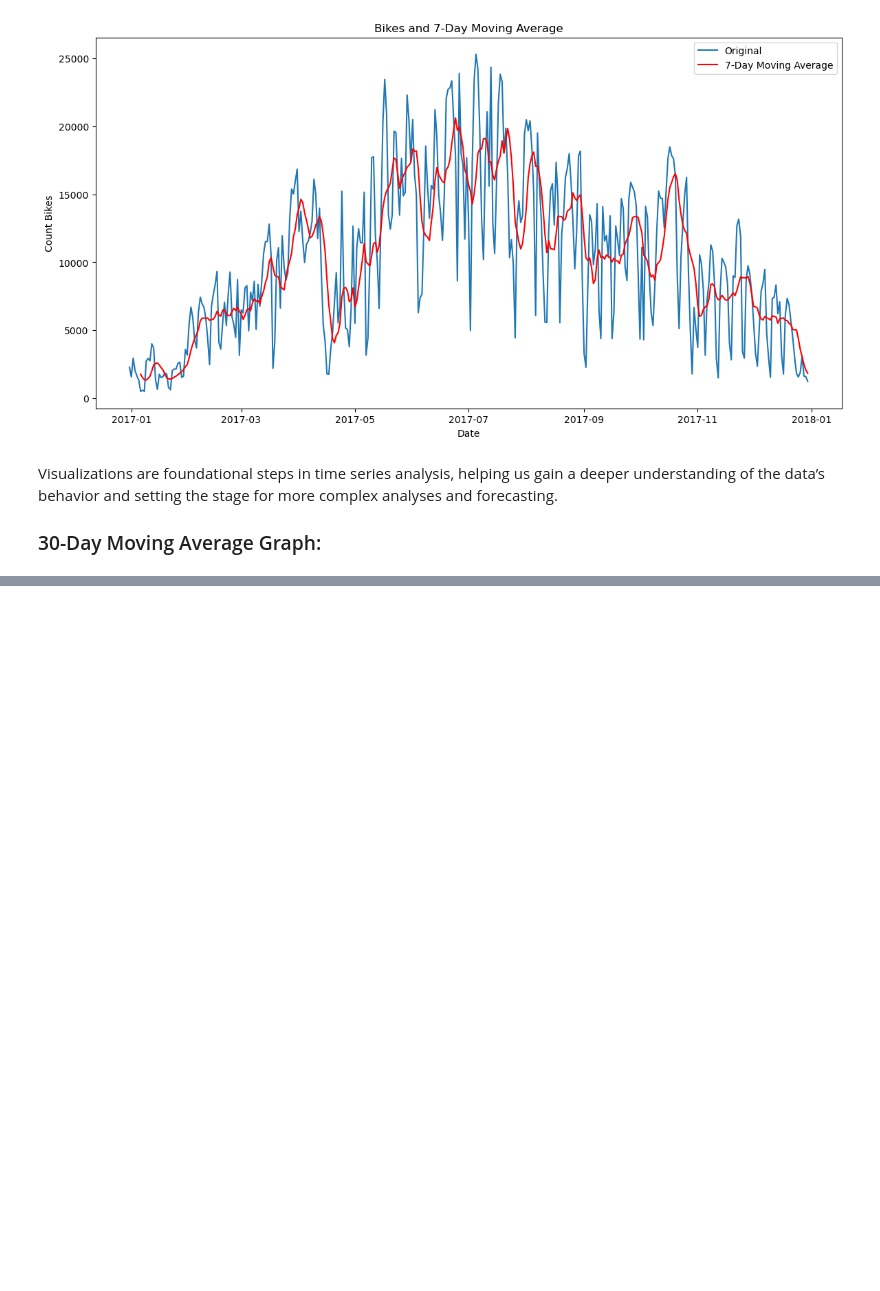
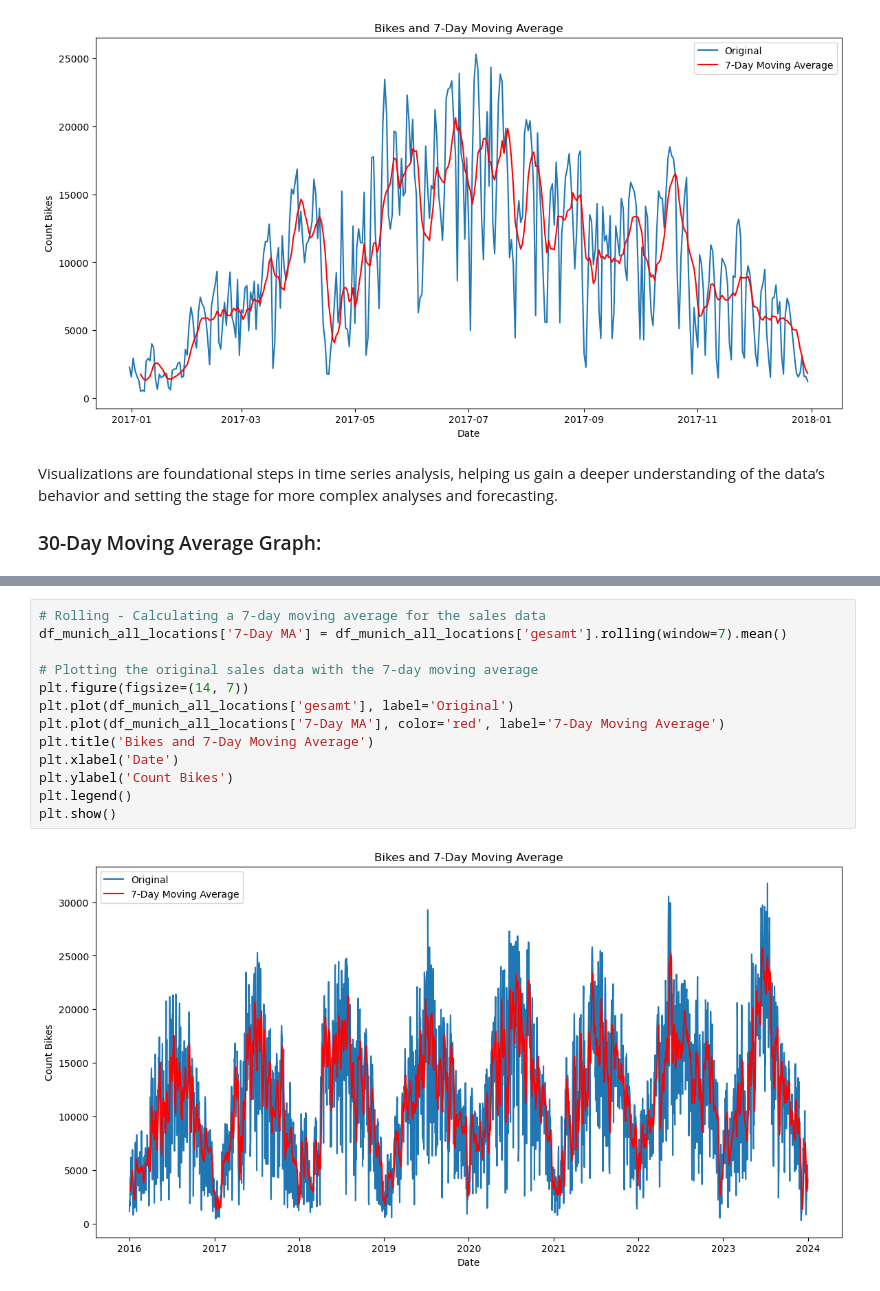
Before and after one commit to caropaezBSH/CaroPeThesis, a Jupyter notebook: Munich_Complete_Analysis/MunichAnalysis.ipynb, the cells around one changed output, grey strips where cells are left out. Saved outputs shown, nothing was run; the diff lists cells and outputs as text; blank space fills up the shorter version.

```diff
--- a/Munich_Complete_Analysis/MunichAnalysis.ipynb
+++ b/Munich_Complete_Analysis/MunichAnalysis.ipynb
@@ -320,0 +360,15 @@ See the caveats in the documentation: https://pandas.pydata.org/pandas-docs/stab
+# %%
+# Rolling - Calculating a 7-day moving average for the sales data
+df_munich_all_locations['7-Day MA'] = df_munich_all_locations['gesamt'].rolling(window=7).mean()
+
+# Plotting the original sales data with the 7-day moving average
+plt.figure(figsize=(14, 7))
+plt.plot(df_munich_all_locations['gesamt'], label='Original')
+plt.plot(df_munich_all_locations['7-Day MA'], color='red', label='7-Day Moving Average')
+plt.title('Bikes and 7-Day Moving Average')
+plt.xlabel('Date')
+plt.ylabel('Count Bikes')
+plt.legend()
+plt.show()
+# %% [output]
+[figure, added]
```
Also changed, not shown: parts of 5 cells of this notebook.
